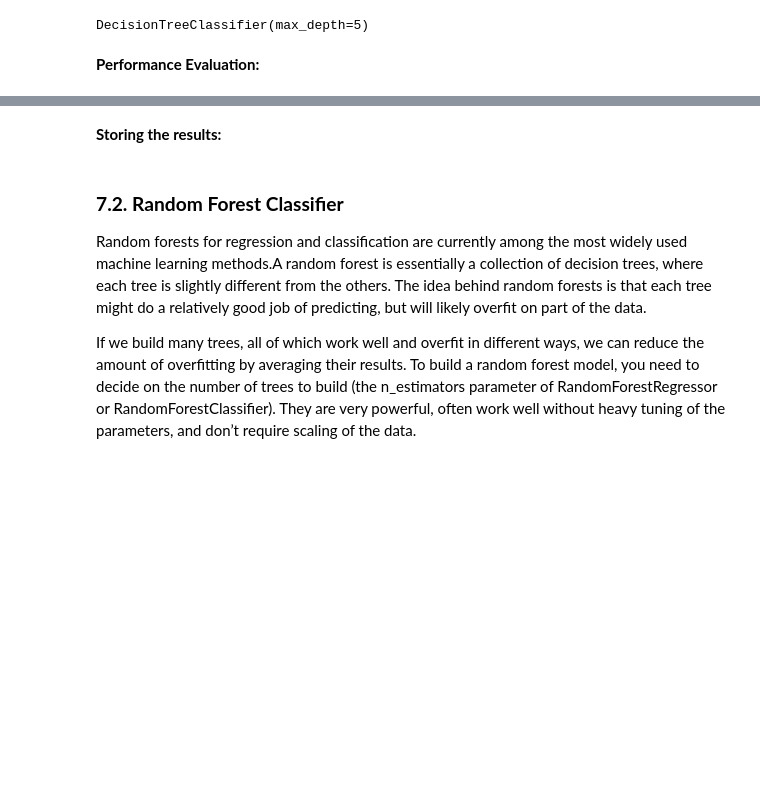
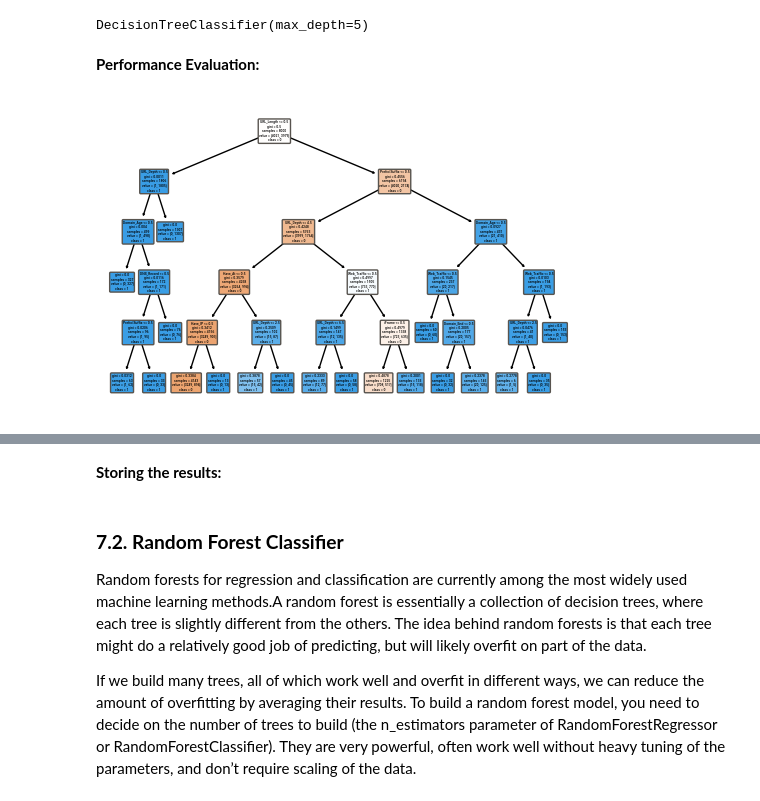
Before and after one commit to karthik235689/PhishDetect, a Jupyter notebook: Phishing Website Detection_Models & Training.ipynb, the cells around one changed output, grey strips where cells are left out. Drawn from its saved outputs; the diff is of its cells as text; code cells hidden in the pictures; blank space fills up the shorter version.

```diff
--- a/Phishing Website Detection_Models & Training.ipynb
+++ b/Phishing Website Detection_Models & Training.ipynb
@@ -225,6 +225,12 @@ y_test_tree = tree.predict(X_test)
 y_train_tree = tree.predict(X_train)
 # %% [markdown]
 **Performance Evaluation:**
+# %%
+from sklearn.tree import plot_tree
+dec_tree = plot_tree(decision_tree=tree, feature_names = data.columns,
+                     class_names =["0","1"] , filled = True , precision = 4, rounded = True)
+# %% [output]
+[figure, added]
 # %%
 #computing the accuracy of the model performance
 acc_train_tree = accuracy_score(y_train,y_train_tree)
```
Also changed, not shown: parts of 20 cells of this notebook, 7 other files.
